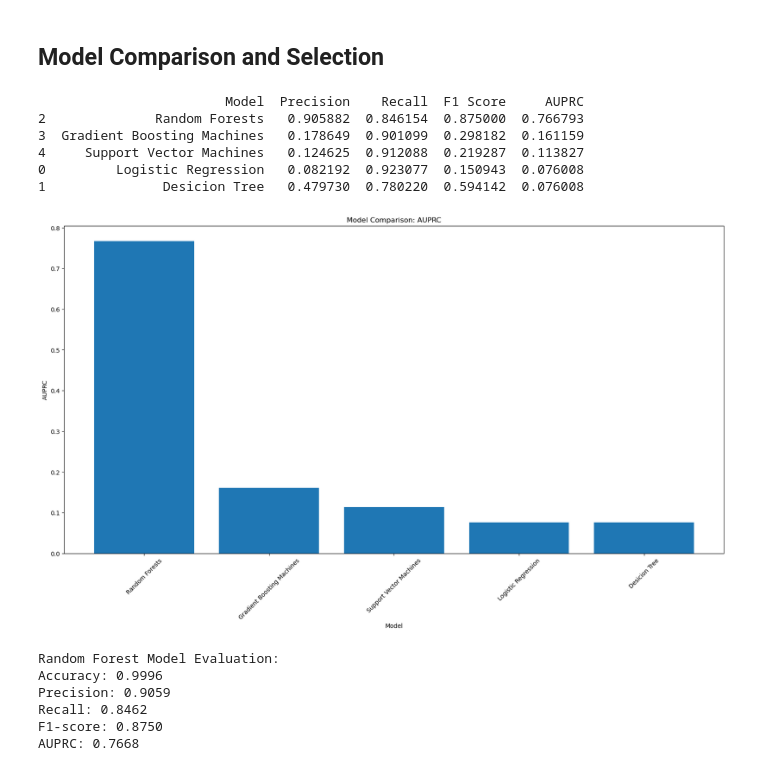
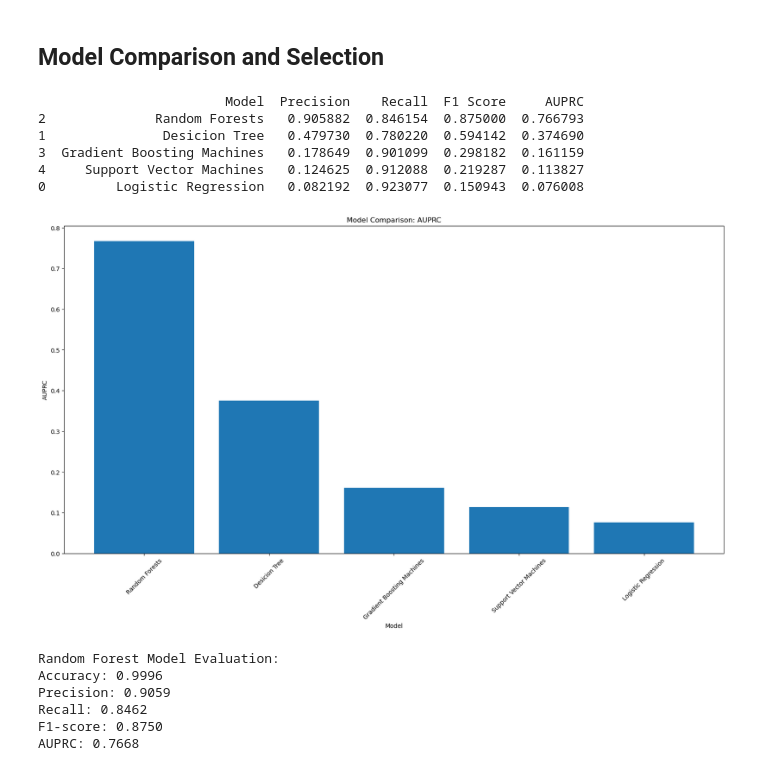
Before and after one commit to akakshat/Credit-Card-Fraud-Detection, a Jupyter notebook: CreditCardFraudDetection.ipynb, the cells around one changed output. Drawn from its saved outputs; the diff is of its cells as text; code cells hidden in the pictures.

```diff
--- a/CreditCardFraudDetection.ipynb
+++ b/CreditCardFraudDetection.ipynb
@@ -454,7 +453,7 @@ model_comparison = model_comparison.append({
 precision_dt = precision_score(y_test, y_pred_dt)
 recall_dt = recall_score(y_test, y_pred_dt)
 f1_dt = f1_score(y_test, y_pred_dt)
-auprc_dt = average_precision_score(y_test, y_pred_lr)
+auprc_dt = average_precision_score(y_test, y_pred_dt)
 
 model_comparison = model_comparison.append({
     'Model' : 'Desicion Tree',
@@ -498,35 +497,35 @@ recall_svm = recall_score(y_test, y_pred_svm)
 f1_svm = f1_score(y_test, y_pred_svm)
 auprc_svm = average_precision_score(y_test, y_pred_svm)
 
 model_comparison = model_comparison.append({
     'Model': 'Support Vector Machines',
     'Precision': precision_svm,
     'Recall': recall_svm,
     'F1 Score': f1_svm,
     'AUPRC': auprc_svm
 }, ignore_index=True)
 
 # Sort the Datarame by AUPRC
 model_comparison = model_comparison.sort_values(by = 'AUPRC', ascending=False)
 
 # Print the model comparison table
 print(model_comparison)
 
 # Bar plot of the AUPRC Scores
 plt.bar(model_comparison['Model'], model_comparison['AUPRC'])
 plt.xlabel('Model')
 plt.xticks(rotation=45)
 plt.ylabel('AUPRC')
 plt.title('Model Comparison: AUPRC')
 plt.show()
 # %% [output]
                         Model  Precision    Recall  F1 Score     AUPRC
 2              Random Forests   0.905882  0.846154  0.875000  0.766793
+1               Desicion Tree   0.479730  0.780220  0.594142  0.374690
 3  Gradient Boosting Machines   0.178649  0.901099  0.298182  0.161159
 4     Support Vector Machines   0.124625  0.912088  0.219287  0.113827
 0         Logistic Regression   0.082192  0.923077  0.150943  0.076008
-1               Desicion Tree   0.479730  0.780220  0.594142  0.076008
-[figure, old version]
+[figure, new version]
 # %%
 from sklearn.metrics import accuracy_score, precision_score, recall_score, f1_score, average_precision_score
 # %%
```
Also changed, not shown: parts of 1 cell of this notebook.
